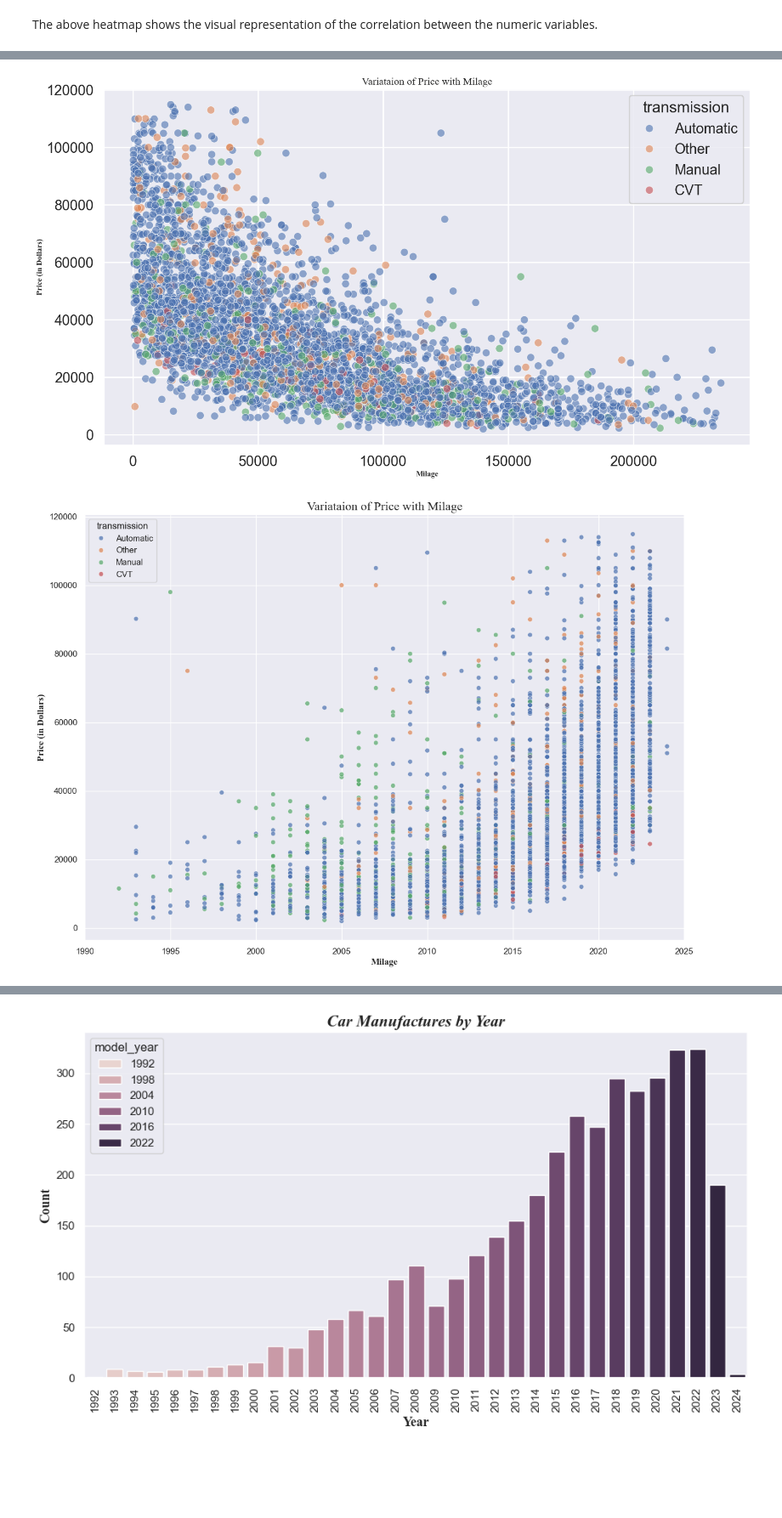
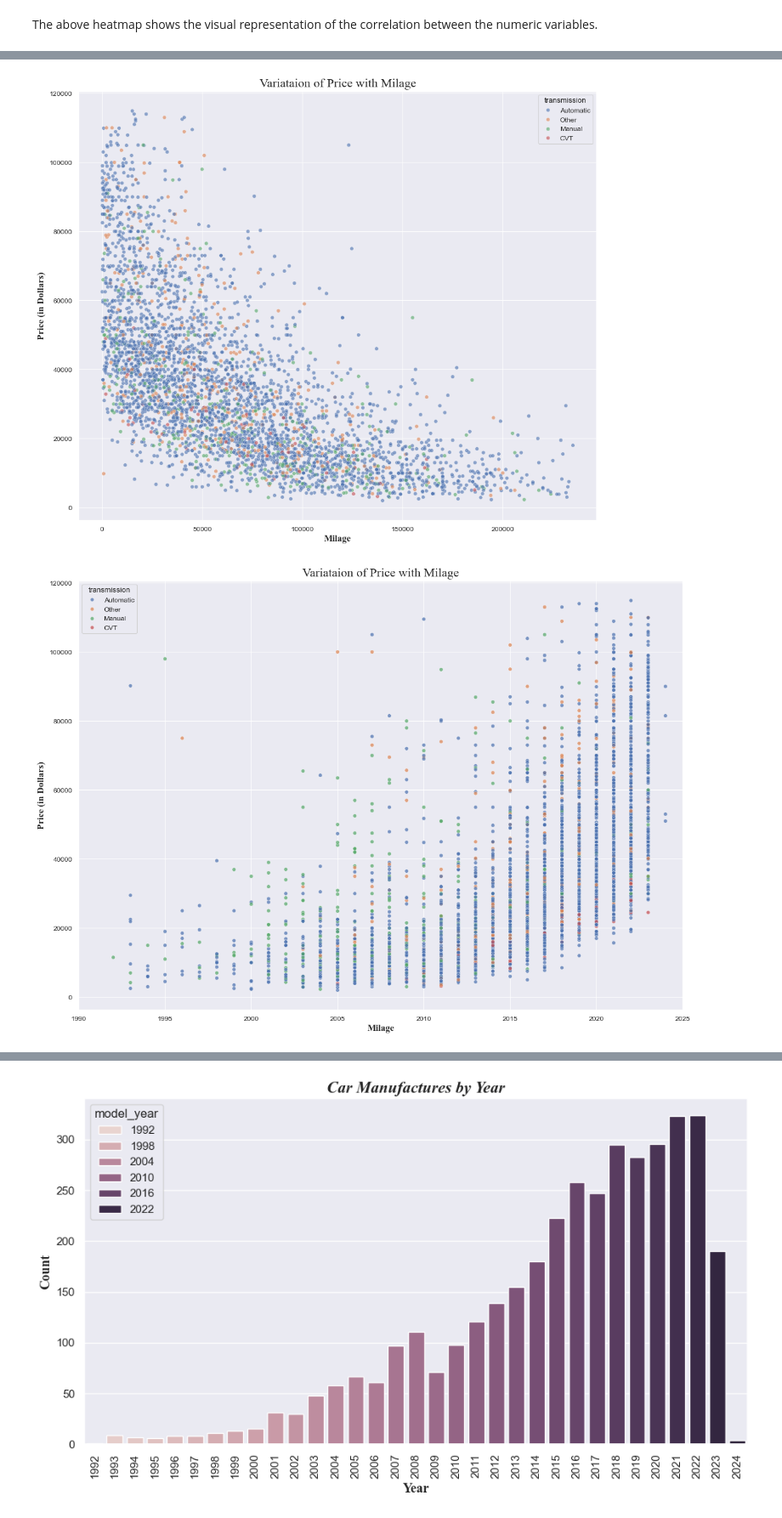
Before and after one commit to AshishGhimire-88/Used-Car-Price-Prediction-and-Analysis, a Jupyter notebook: Used_Cars_Price_Prediction_and_Data_Visualization.ipynb, the cells around one changed output, grey strips where cells are left out. Shown at 85% size. Saved outputs shown, nothing was run; the diff lists cells and outputs as text; code cells hidden in the pictures; blank space fills up the shorter version.

```diff
--- a/Used_Cars_Price_Prediction_and_Data_Visualization.ipynb
+++ b/Used_Cars_Price_Prediction_and_Data_Visualization.ipynb
@@ -395,11 +395,11 @@ numeric_columns= car_data.select_dtypes(include=int).columns.to_list()
 n_columns= int(np.ceil(len(numeric_columns)/n_rows))
 colors= ['red', 'blue', 'green']
 
-plt.figure(figsize=(6*n_rows, 4*n_columns))
+plt.figure(figsize=(12,10))
 for idx, column in enumerate(car_data[numeric_columns],1):
     plt.subplot(n_rows, n_columns, idx)
     #sns.histplot(data=Car_data, x=column, bins=50, kde=True)
     sns.kdeplot(data=car_data, x= column, fill=colors[idx-1], color=colors[idx-1])
-sns.set_theme('poster')
+sns.set_theme('paper')
 plt.tight_layout()
 # %% [output]
@@ -409,13 +409,13 @@ plt.tight_layout()
 # %%
-plt.figure(figsize=(18,10))
+plt.figure(figsize=(12,10))
 sns.scatterplot(data=car_data, x='milage', y='price', hue='transmission', alpha=0.6)
 plt.xlabel('Milage', fontdict={'family': 'Times New Roman', 'size':12, 'fontweight':'bold'})
 plt.ylabel('Price (in Dollars)', fontdict={'family': 'Times New Roman', 'size':12, 'fontweight':'bold'})
 plt.title('Variataion of Price with Milage', fontdict={'family': 'Times New Roman','size': 16})
-sns.set_theme('notebook')
+sns.set_theme('paper')
 plt.show()
 # %% [output]
-[figure, old version]
+[figure, new version]
 # %%
 plt.figure(figsize=(14,10))
 sns.scatterplot(data=car_data, x='model_year', y='price', hue='transmission', alpha=0.7)
@@ -426,5 +426,5 @@ plt.xlim(left=1990, right=2025)
 sns.set_theme('notebook')
 plt.show()
 # %% [output]
-[figure, old version]
+[figure, new version]
 # %% [markdown]
```
Also changed, not shown: parts of 21 cells of this notebook.
